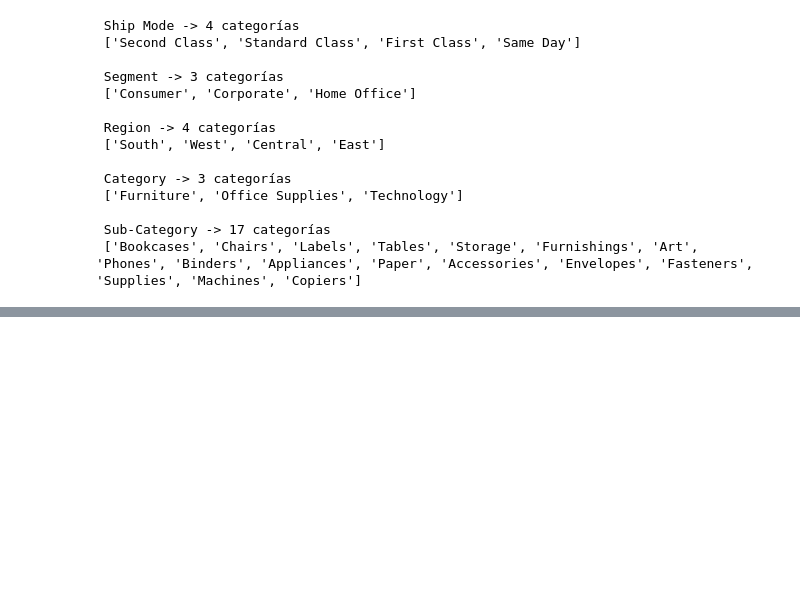
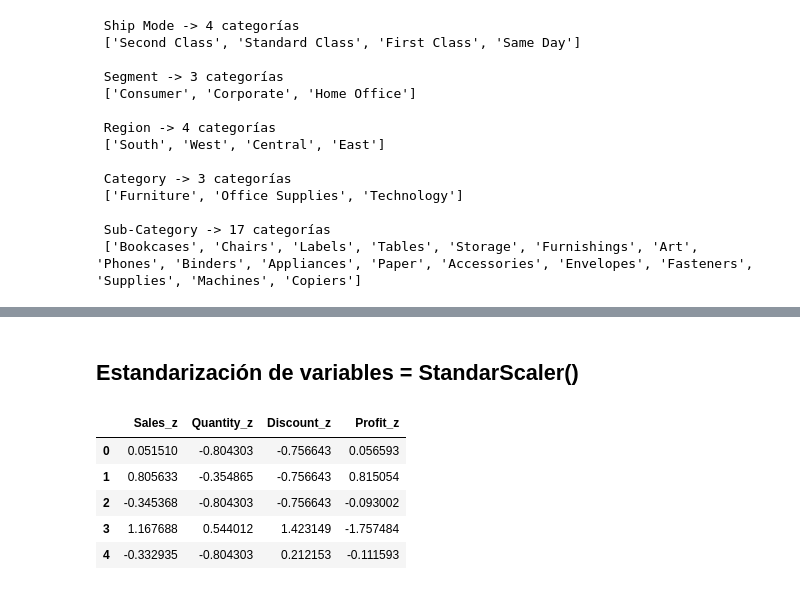
Before and after one commit to Jorge0827/MasterIA-Cohorte7, a Jupyter notebook: Modulo2/clase_1_EDA/clase_1_EDA.ipynb, the cells around one changed output, grey strips where cells are left out. Cells and saved outputs as stored; diff of their text form; code cells hidden in the pictures; blank space fills up the shorter version.

```diff
--- a/Modulo2/clase_1_EDA/clase_1_EDA.ipynb
+++ b/Modulo2/clase_1_EDA/clase_1_EDA.ipynb
@@ -128,0 +187,25 @@ Escalado de Variables:
+# %% [markdown]
+## Estandarización de variables = StandarScaler()
+# %%
+#Paso 1: INstanciar o llamar al Método
+#Creación del objeto
+
+scaler = StandardScaler()
+
+#Paso 2: fit_transform
+datos_escalados = scaler.fit_transform(df_nums)
+
+#Pase 3: Convertir el arreglo a dataframe
+df_escalado = pd.DataFrame(
+    datos_escalados,
+    columns=[f'{col}_z' for col in variables_nums]
+)
+
+df_escalado.head()
+# %% [output]
+|  | Sales_z | Quantity_z | Discount_z | Profit_z |
+| 0 | 0.051510 | -0.804303 | -0.756643 | 0.056593 |
+| 1 | 0.805633 | -0.354865 | -0.756643 | 0.815054 |
+| 2 | -0.345368 | -0.804303 | -0.756643 | -0.093002 |
+| 3 | 1.167688 | 0.544012 | 1.423149 | -1.757484 |
+| 4 | -0.332935 | -0.804303 | 0.212153 | -0.111593 |
```
Also changed, not shown: parts of 4 cells of this notebook, 2 other files.
